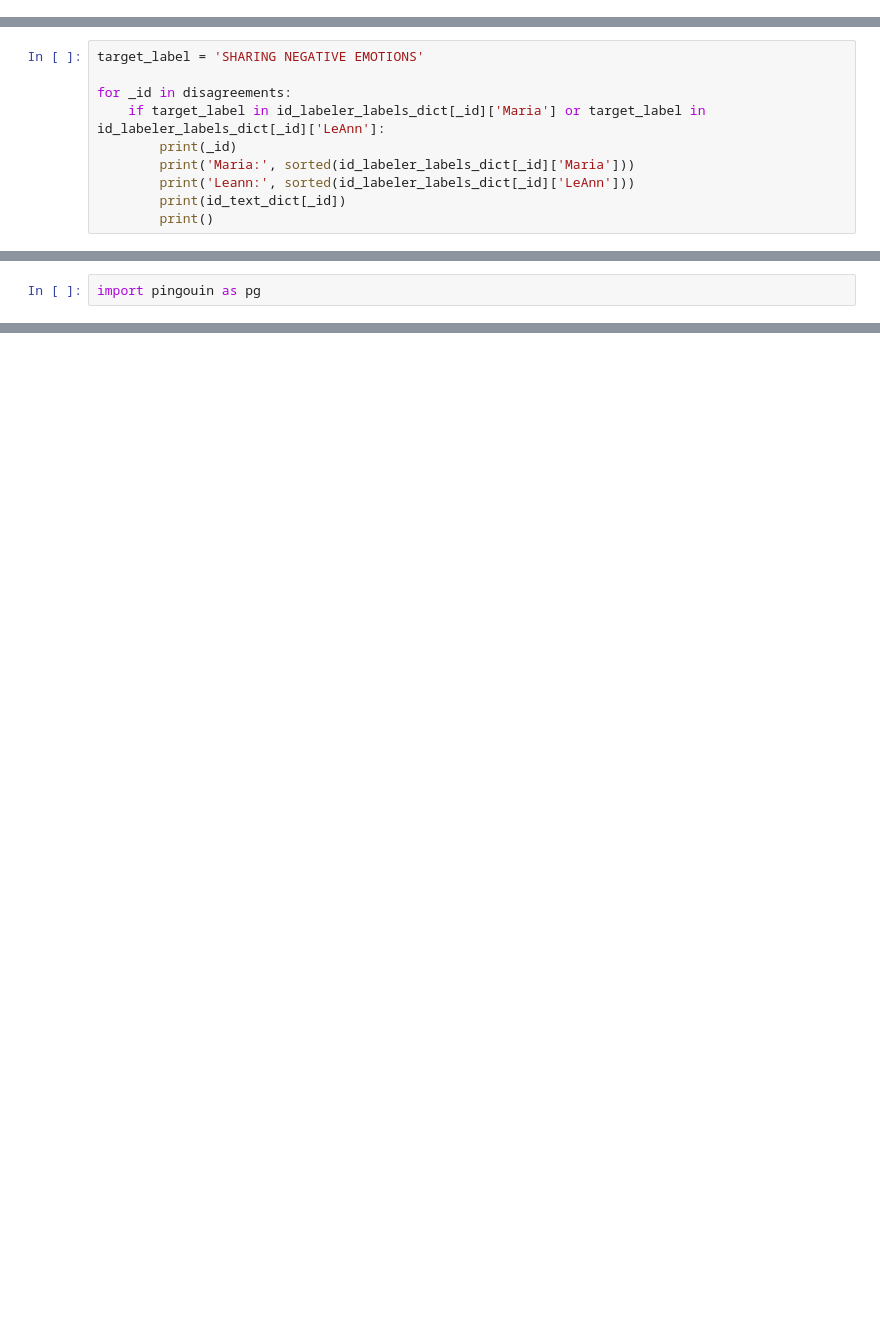
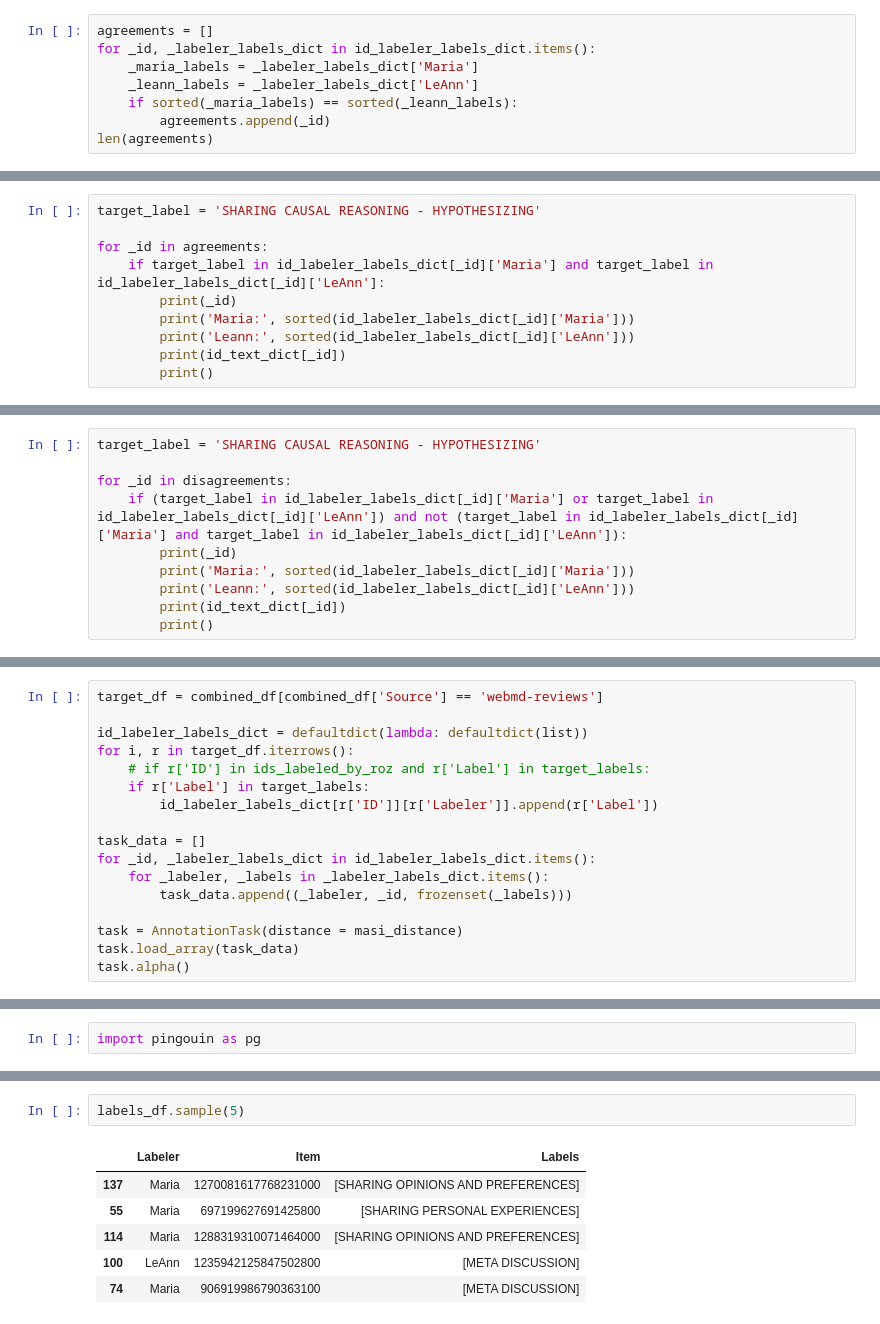
Before and after one commit to maria-antoniak/birth-control-maria, a Jupyter notebook: labeling-discourse/2_compare_labels.ipynb, the cells around one changed output, grey strips where cells are left out. Cells and saved outputs as stored; diff of their text form; blank space fills up the shorter version.

```diff
--- a/labeling-discourse/2_compare_labels.ipynb
+++ b/labeling-discourse/2_compare_labels.ipynb
@@ -198,0 +228,8 @@ for i, r in df_for_comparison.iterrows():
+# %%
+agreements = []
+for _id, _labeler_labels_dict in id_labeler_labels_dict.items():
+    _maria_labels = _labeler_labels_dict['Maria']
+    _leann_labels = _labeler_labels_dict['LeAnn']
+    if sorted(_maria_labels) == sorted(_leann_labels):
+        agreements.append(_id)
+len(agreements)
@@ -198,0 +238,10 @@ for i, r in df_for_comparison.iterrows():
+# %%
+target_label = 'SHARING CAUSAL REASONING - HYPOTHESIZING'
+
+for _id in agreements:
+    if target_label in id_labeler_labels_dict[_id]['Maria'] and target_label in id_labeler_labels_dict[_id]['LeAnn']:
+        print(_id)
+        print('Maria:', sorted(id_labeler_labels_dict[_id]['Maria']))
+        print('Leann:', sorted(id_labeler_labels_dict[_id]['LeAnn']))
+        print(id_text_dict[_id])
+        print()
@@ -209,8 +276,8 @@ len(disagreements)
 # %%
-target_label = 'SHARING NEGATIVE EMOTIONS'
+target_label = 'SHARING CAUSAL REASONING - HYPOTHESIZING'
 
 for _id in disagreements:
-    if target_label in id_labeler_labels_dict[_id]['Maria'] or target_label in id_labeler_labels_dict[_id]['LeAnn']:
+    if (target_label in id_labeler_labels_dict[_id]['Maria'] or target_label in id_labeler_labels_dict[_id]['LeAnn']) and not (target_label in id_labeler_labels_dict[_id]['Maria'] and target_label in id_labeler_labels_dict[_id]['LeAnn']):
         print(_id)
         print('Maria:', sorted(id_labeler_labels_dict[_id]['Maria']))
         print('Leann:', sorted(id_labeler_labels_dict[_id]['LeAnn']))
@@ -987,0 +1091,17 @@ task.alpha()
+# %%
+target_df = combined_df[combined_df['Source'] == 'webmd-reviews']
+
+id_labeler_labels_dict = defaultdict(lambda: defaultdict(list))
+for i, r in target_df.iterrows():
+    # if r['ID'] in ids_labeled_by_roz and r['Label'] in target_labels:
+    if r['Label'] in target_labels:
+        id_labeler_labels_dict[r['ID']][r['Labeler']].append(r['Label'])
+
+task_data = []
+for _id, _labeler_labels_dict in id_labeler_labels_dict.items():
+    for _labeler, _labels in _labeler_labels_dict.items():
+        task_data.append((_labeler, _id, frozenset(_labels)))
+
+task = AnnotationTask(distance = masi_distance)
+task.load_array(task_data)
+task.alpha()
@@ -1014,0 +1135,9 @@ DataError: No numeric types to aggregate
+# %%
+labels_df.sample(5)
+# %% [output]
+|  | Labeler | Item | Labels |
+| 137 | Maria | 1270081617768231000 | [SHARING OPINIONS AND PREFERENCES] |
+| 55 | Maria | 697199627691425800 | [SHARING PERSONAL EXPERIENCES] |
+| 114 | Maria | 1288319310071464000 | [SHARING OPINIONS AND PREFERENCES] |
+| 100 | LeAnn | 1235942125847502800 | [META DISCUSSION] |
+| 74 | Maria | 906919986790363100 | [META DISCUSSION] |
```
Also changed, not shown: parts of 52 cells of this notebook, 1 other file.
